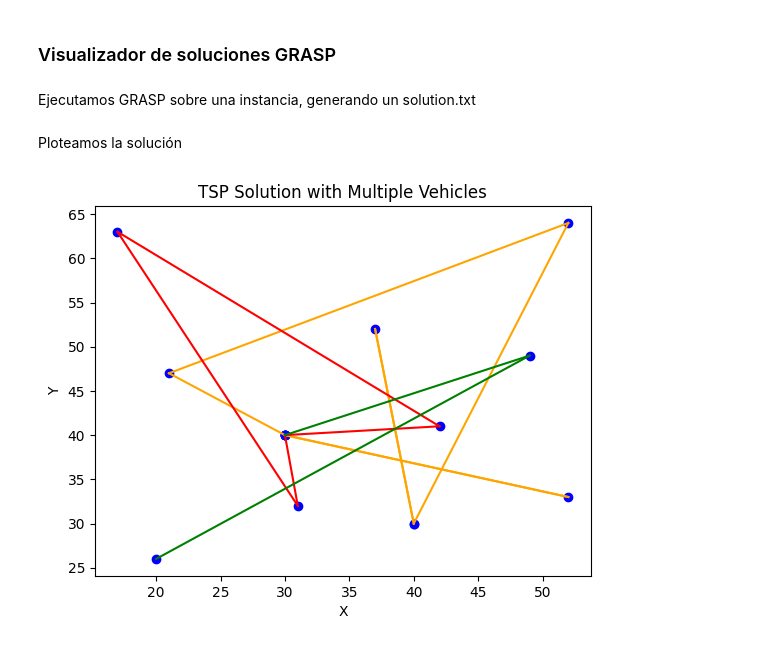
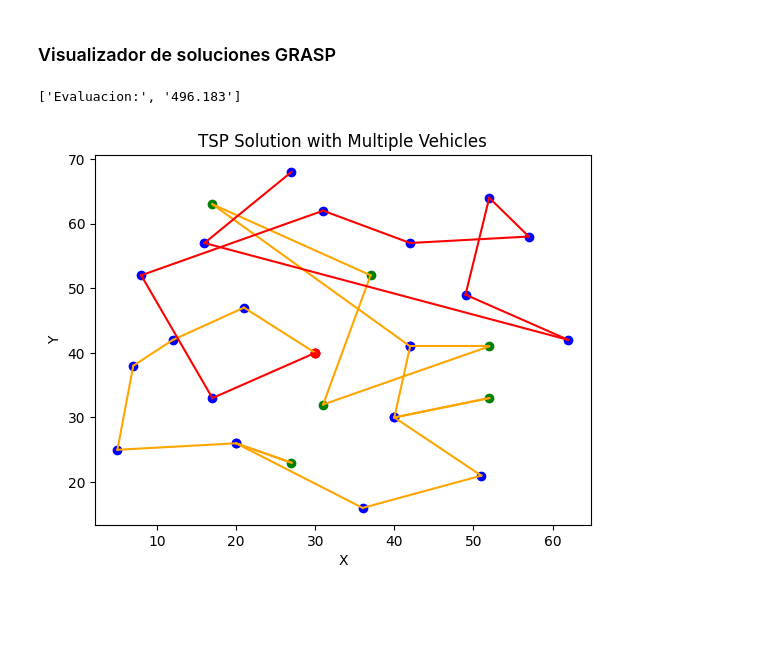
Before and after one commit to TBEverett/Truck-and-Trailer, a Jupyter notebook: plot.ipynb, the cells around one changed output. Saved outputs shown, nothing was run; the diff lists cells and outputs as text; code cells hidden in the pictures; blank space fills up the shorter version.

```diff
--- a/plot.ipynb
+++ b/plot.ipynb
@@ -1,4 +1,2 @@
 # %% [markdown]
 ### Visualizador de soluciones GRASP
-# %% [markdown]
-Ejecutamos GRASP sobre una instancia, generando un solution.txt
@@ -10,5 +3,3 @@ output = subprocess.check_output('g++ GRASP.cpp -o GRASP && ./GRASP ' + instance
-# %% [markdown]
-Ploteamos la solución
 # %%
 import matplotlib.pyplot as plt
 
@@ -16,35 +7,53 @@ def plot_tsp_solution(solutions,eval):
     # Plot nodes and edges for each vehicle
     print(eval)
     colors = ["orange","red","green","violet","purple"]
     for index,solution in enumerate(solutions):
         x = [node[0] for node in solution]
         y = [node[1] for node in solution]
-        plt.scatter(x, y, color="blue")
+        is_customers = [node[2] for node in solution]
+        depot = (x[0],y[0])
+        x = x[1:]
+        y = y[1:]
+        is_customers = is_customers[1:]
+
+        normal_clients_x = [x[i] for i in range(len(x)) if is_customers[i] == 0]
+        normal_clients_y = [y[i] for i in range(len(y)) if is_customers[i] == 0]
+        truck_clients_x = [x[i] for i in range(len(x)) if is_customers[i] == 1]
+        truck_clients_y = [y[i] for i in range(len(y)) if is_customers[i] == 1]
+
+        plt.scatter(depot[0], depot[1], color="red") #Aqui depot
+        plt.scatter(normal_clients_x, normal_clients_y, color="blue") #Aqui clientes normales
+        plt.scatter(truck_clients_x, truck_clients_y, color="green") #Aqui clientes de camion
 
         for i in range(len(solution) - 1):
             plt.plot([solution[i][0], solution[i+1][0]], [solution[i][1], solution[i+1][1]], color=colors[index])
 
     plt.title('TSP Solution with Multiple Vehicles')
     plt.xlabel('X')
     plt.ylabel('Y')
     plt.show()
 
 solutions = list()
 file = open("solution.txt","r")
 for line in file:
     solution = list()
     line = line.strip().split(" ")
     if "E" in line[0]:
         eval = line
         continue
     for pair in line:
+        is_customer = 0
         pair = pair.split(",")
-        x = int(pair[0])
-        y = int(pair[1])
-        solution.append((x,y))
+        x = pair[0]
+        y = pair[1]
+        if "T" in x:
+            is_customer = 1
+            x = x.removeprefix("T")
+        solution.append((int(x),int(y),is_customer))
     solutions.append(solution)
 
 # Plot the TSP solution with multiple vehicles
 plot_tsp_solution(solutions,eval)
 # %% [output]
+['Evaluacion:', '496.183']
-[figure, old version]
+[figure, new version]
```
Also changed, not shown: parts of 1 cell of this notebook, 4 other files.
